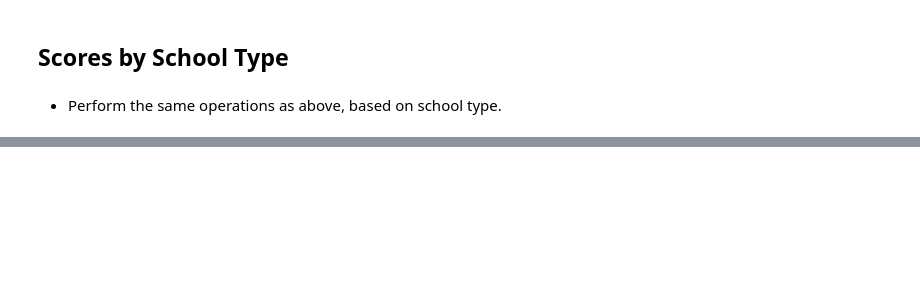
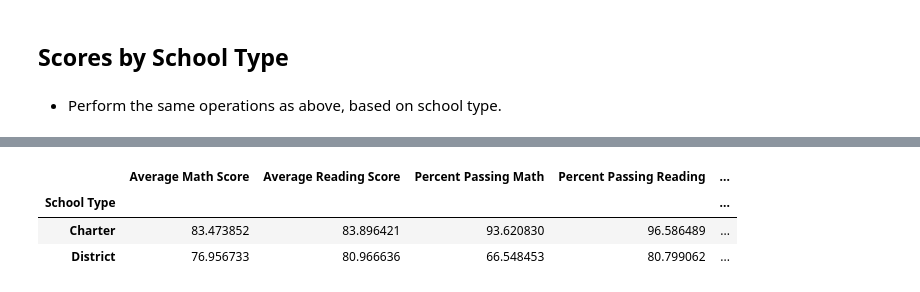
Before and after one commit to elliotpark1995/Pandas-Challenge, a Jupyter notebook: PyCitySchools_starter.ipynb, the cells around one changed output, grey strips where cells are left out. Cells and saved outputs as stored; diff of their text form; code cells hidden in the pictures; blank space fills up the shorter version.

```diff
--- a/PyCitySchools_starter.ipynb
+++ b/PyCitySchools_starter.ipynb
@@ -274,0 +277,10 @@ group_names = ["Small (<1000)", "Medium (1000-2000)", "Large (2000-5000)"]
+# %%
+school_type = all_schools.loc[:, ["School Type", "Average Math Score", "Average Reading Score",
+                                     "Percent Passing Math", "Percent Passing Reading",
+                                     "Overall Passing Rate"]].groupby("School Type")
+school_type.mean()
+# %% [output]
+|  | Average Math Score | Average Reading Score | Percent Passing Math | Percent Passing Reading | ... |
+| School Type |  |  |  |  | ... |
+| Charter | 83.473852 | 83.896421 | 93.620830 | 96.586489 | ... |
+| District | 76.956733 | 80.966636 | 66.548453 | 80.799062 | ... |
```
Also changed, not shown: parts of 5 cells of this notebook.
